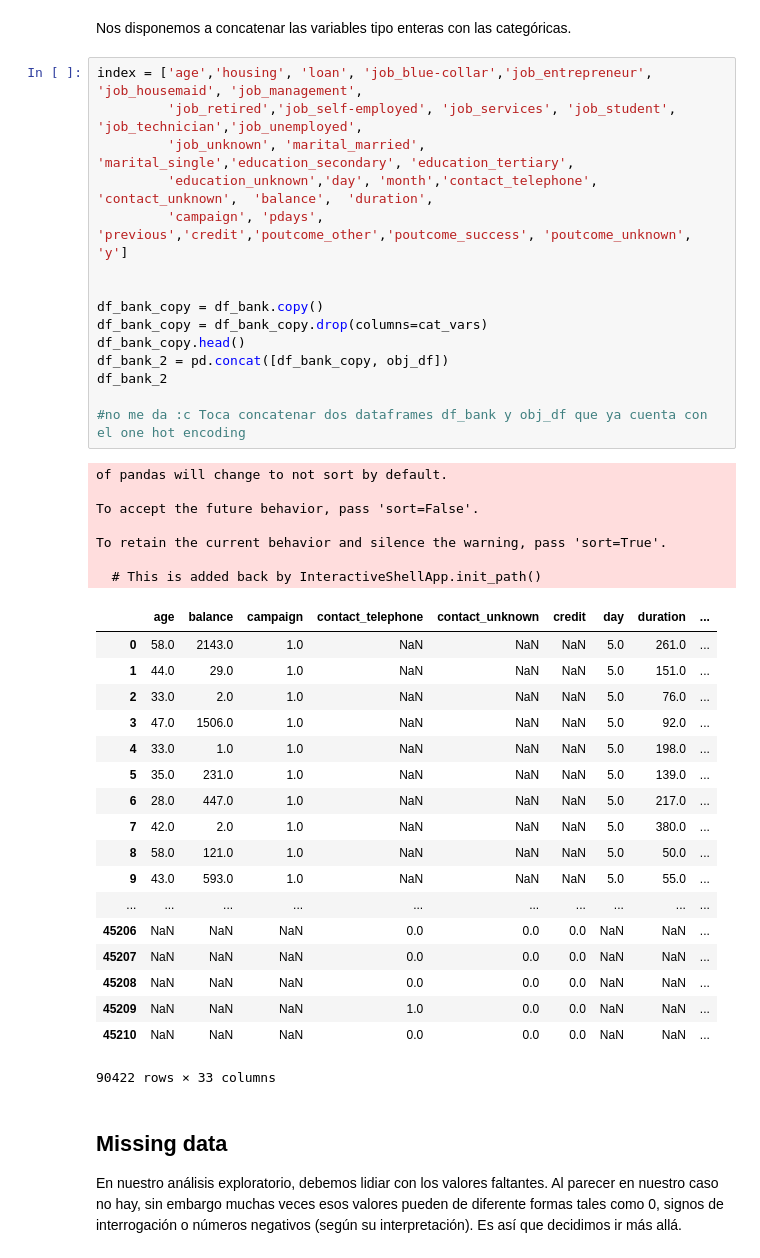
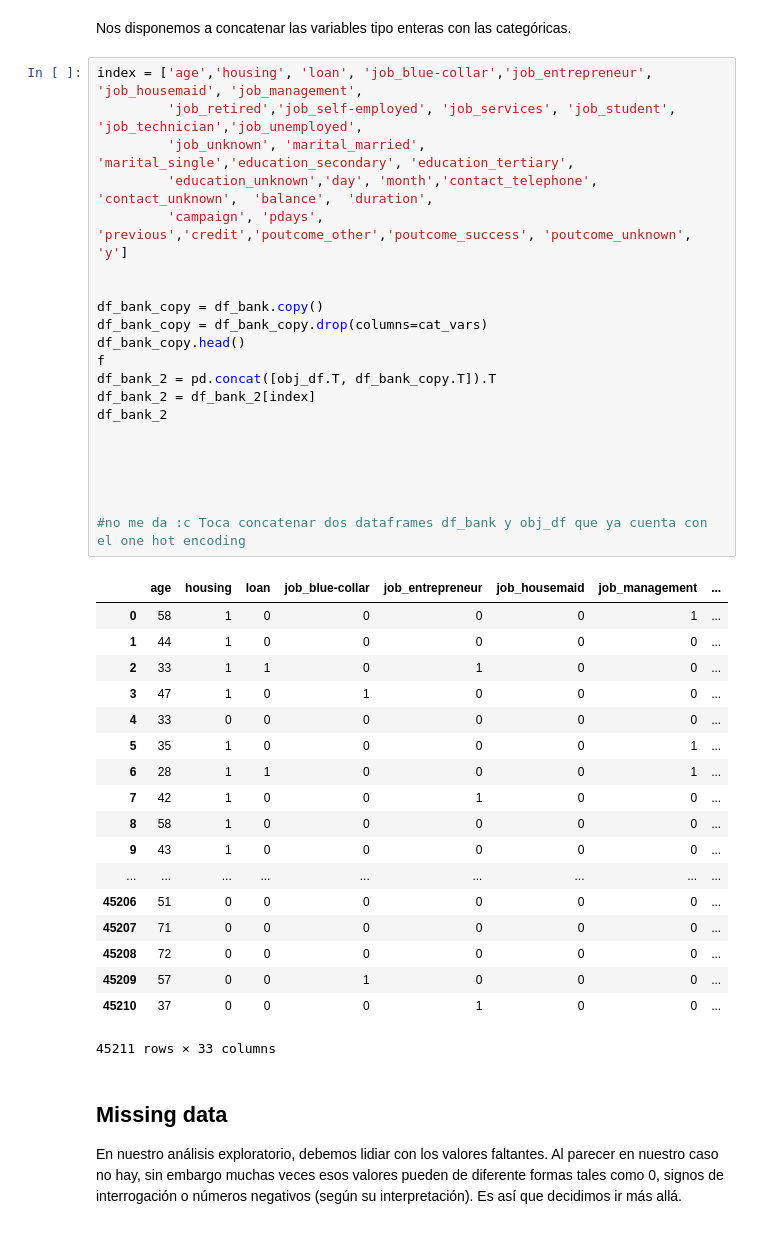
Before and after one commit to jaiderog/ML_IntroductoryCourse, a Jupyter notebook: Proyecto/notebook.ipynb, the cells around one changed output. Saved outputs shown, nothing was run; the diff lists cells and outputs as text.

Commit message:
dataset is concatenate

```diff
--- a/Proyecto/notebook.ipynb
+++ b/Proyecto/notebook.ipynb
@@ -144,44 +168,43 @@ Nos disponemos a concatenar las variables tipo enteras con las categóricas.
 # %%
 index = ['age','housing', 'loan', 'job_blue-collar','job_entrepreneur', 'job_housemaid', 'job_management',
          'job_retired','job_self-employed', 'job_services', 'job_student', 'job_technician','job_unemployed',
          'job_unknown', 'marital_married', 'marital_single','education_secondary', 'education_tertiary',
          'education_unknown','day', 'month','contact_telephone', 'contact_unknown',  'balance',  'duration',
          'campaign', 'pdays', 'previous','credit','poutcome_other','poutcome_success', 'poutcome_unknown', 'y']
 
 
 df_bank_copy = df_bank.copy()
 df_bank_copy = df_bank_copy.drop(columns=cat_vars)
 df_bank_copy.head()
-df_bank_2 = pd.concat([df_bank_copy, obj_df])
+f
+df_bank_2 = pd.concat([obj_df.T, df_bank_copy.T]).T
+df_bank_2 = df_bank_2[index]
 df_bank_2
 
+
+
+
+
 #no me da :c Toca concatenar dos dataframes df_bank y obj_df que ya cuenta con el one hot encoding
 # %% [output]
+|  | age | housing | loan | job_blue-collar | job_entrepreneur | job_housemaid | job_management | ... |
+| 0 | 58 | 1 | 0 | 0 | 0 | 0 | 1 | ... |
+| 1 | 44 | 1 | 0 | 0 | 0 | 0 | 0 | ... |
+| 2 | 33 | 1 | 1 | 0 | 1 | 0 | 0 | ... |
+| 3 | 47 | 1 | 0 | 1 | 0 | 0 | 0 | ... |
+| 4 | 33 | 0 | 0 | 0 | 0 | 0 | 0 | ... |
+| 5 | 35 | 1 | 0 | 0 | 0 | 0 | 1 | ... |
+| 6 | 28 | 1 | 1 | 0 | 0 | 0 | 1 | ... |
+| 7 | 42 | 1 | 0 | 0 | 1 | 0 | 0 | ... |
+| 8 | 58 | 1 | 0 | 0 | 0 | 0 | 0 | ... |
+| 9 | 43 | 1 | 0 | 0 | 0 | 0 | 0 | ... |
+| ... | ... | ... | ... | ... | ... | ... | ... | ... |
+| 45206 | 51 | 0 | 0 | 0 | 0 | 0 | 0 | ... |
+| 45207 | 71 | 0 | 0 | 0 | 0 | 0 | 0 | ... |
+| 45208 | 72 | 0 | 0 | 0 | 0 | 0 | 0 | ... |
+| 45209 | 57 | 0 | 0 | 1 | 0 | 0 | 0 | ... |
+| 45210 | 37 | 0 | 0 | 0 | 1 | 0 | 0 | ... |
-of pandas will change to not sort by default.
-
-To accept the future behavior, pass 'sort=False'.
-
-To retain the current behavior and silence the warning, pass 'sort=True'.
-
-  # This is added back by InteractiveShellApp.init_path()
+45211 rows × 33 columns
-|  | age | balance | campaign | contact_telephone | contact_unknown | credit | day | duration | ... |
-| 0 | 58.0 | 2143.0 | 1.0 | NaN | NaN | NaN | 5.0 | 261.0 | ... |
-| 1 | 44.0 | 29.0 | 1.0 | NaN | NaN | NaN | 5.0 | 151.0 | ... |
-| 2 | 33.0 | 2.0 | 1.0 | NaN | NaN | NaN | 5.0 | 76.0 | ... |
-| 3 | 47.0 | 1506.0 | 1.0 | NaN | NaN | NaN | 5.0 | 92.0 | ... |
-| 4 | 33.0 | 1.0 | 1.0 | NaN | NaN | NaN | 5.0 | 198.0 | ... |
-| 5 | 35.0 | 231.0 | 1.0 | NaN | NaN | NaN | 5.0 | 139.0 | ... |
-| 6 | 28.0 | 447.0 | 1.0 | NaN | NaN | NaN | 5.0 | 217.0 | ... |
-| 7 | 42.0 | 2.0 | 1.0 | NaN | NaN | NaN | 5.0 | 380.0 | ... |
-| 8 | 58.0 | 121.0 | 1.0 | NaN | NaN | NaN | 5.0 | 50.0 | ... |
-| 9 | 43.0 | 593.0 | 1.0 | NaN | NaN | NaN | 5.0 | 55.0 | ... |
-| ... | ... | ... | ... | ... | ... | ... | ... | ... | ... |
-| 45206 | NaN | NaN | NaN | 0.0 | 0.0 | 0.0 | NaN | NaN | ... |
-| 45207 | NaN | NaN | NaN | 0.0 | 0.0 | 0.0 | NaN | NaN | ... |
-| 45208 | NaN | NaN | NaN | 0.0 | 0.0 | 0.0 | NaN | NaN | ... |
-| 45209 | NaN | NaN | NaN | 1.0 | 0.0 | 0.0 | NaN | NaN | ... |
-| 45210 | NaN | NaN | NaN | 0.0 | 0.0 | 0.0 | NaN | NaN | ... |
-90422 rows × 33 columns
 # %% [markdown]
 ## Missing data
 
```
Also changed, not shown: parts of 3 cells of this notebook.
